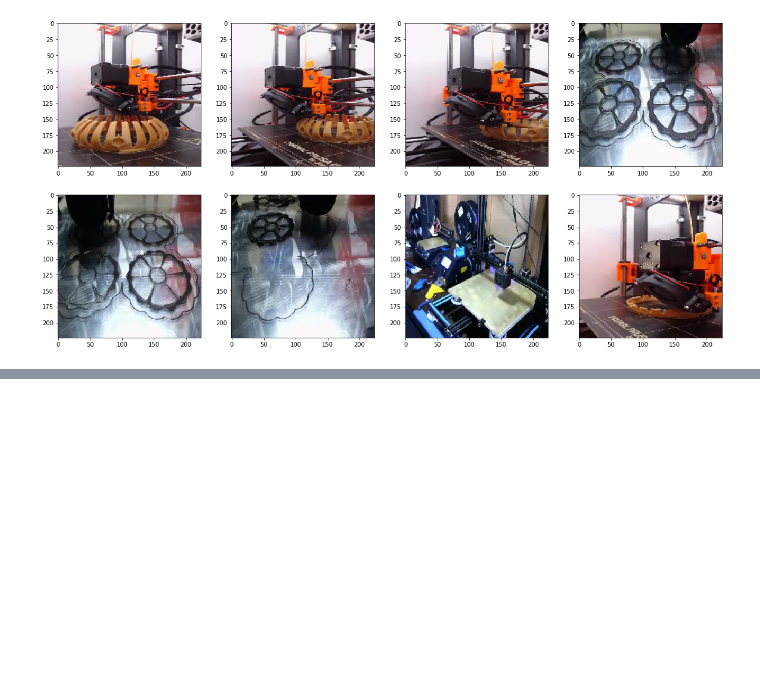
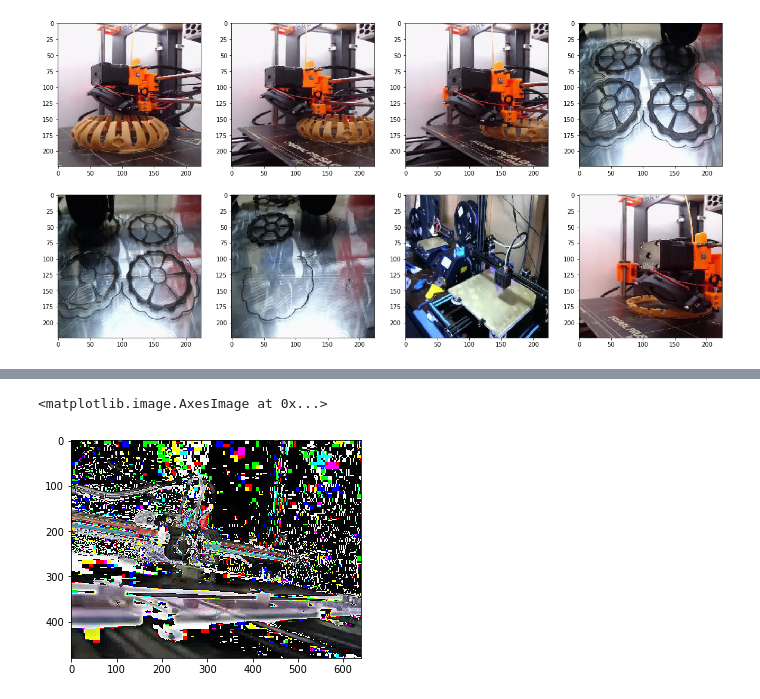
Before and after one commit to test-v1/notebooks-1, a Jupyter notebook: 3dprinting/validation.ipynb, the cells around one changed output, grey strips where cells are left out. Saved outputs shown, nothing was run; the diff lists cells and outputs as text; code cells hidden in the pictures; blank space fills up the shorter version.

```diff
--- a/3dprinting/validation.ipynb
+++ b/3dprinting/validation.ipynb
@@ -93,0 +102,5 @@ df.plot()
+# %%
+plt.imshow(imgs[21] - imgs[20])
+# %% [output]
+<matplotlib.image.AxesImage at 0x...>
+[figure, added]
```
Also changed, not shown: parts of 3 cells of this notebook, 1 other file.
